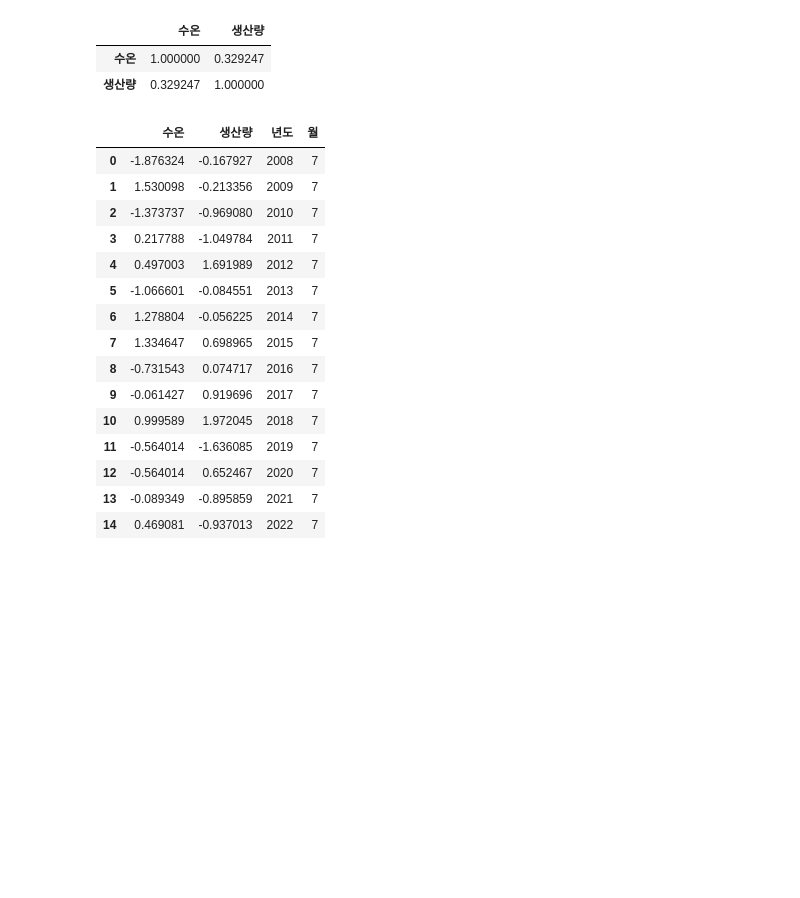
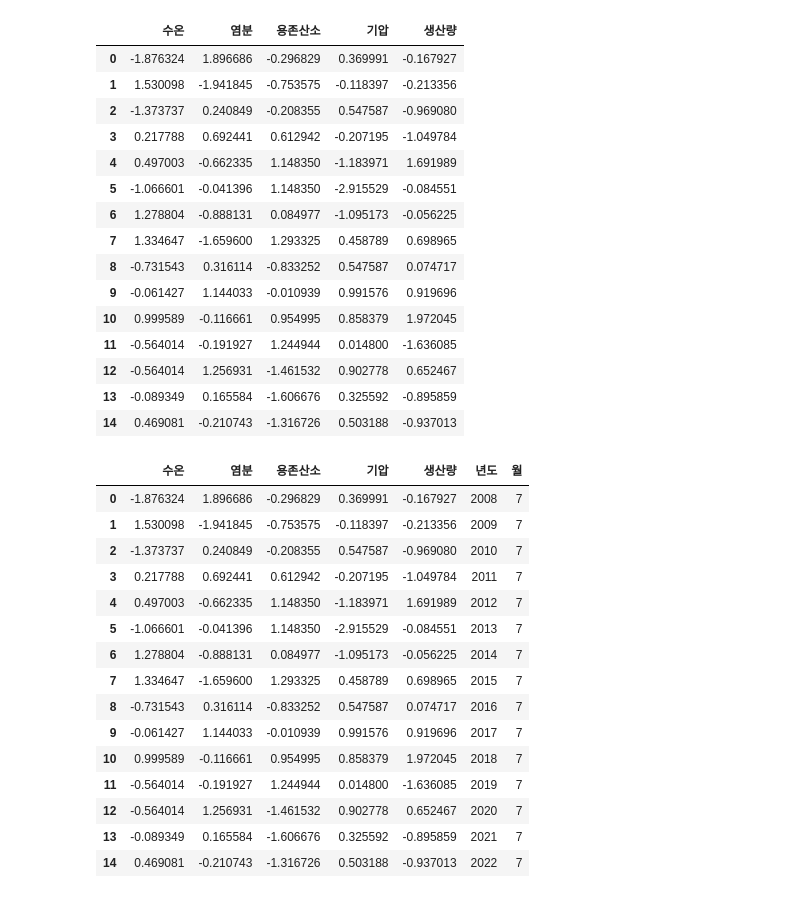
Before and after one commit to dlwogus552/big_data_project, a Jupyter notebook: python/207수온_상관분석.ipynb, the cells around one changed output. Saved outputs shown, nothing was run; the diff lists cells and outputs as text; code cells hidden in the pictures; blank space fills up the shorter version.

```diff
--- a/python/207수온_상관분석.ipynb
+++ b/python/207수온_상관분석.ipynb
@@ -46,30 +49,43 @@ scaler_x.fit_transform(month_temperature_jung.iloc[:,2:])
 test=scaler_x.transform(month_temperature_jung.iloc[:,2:])
 standard_data_jung=pd.DataFrame(test)
 # %%
-standard_data_jung.rename(columns={0:'수온',1:'생산량'}, inplace=True)
-standard_data_jung.iloc[:,:2].corr()
+standard_data_jung.rename(columns={0:'수온',1:'염분',2:'용존산소',3:'기압',4:'생산량'}, inplace=True)
+standard_data_jung
 # %% [output]
-|  | 수온 | 생산량 |
-| 수온 | 1.000000 | 0.329247 |
-| 생산량 | 0.329247 | 1.000000 |
+|  | 수온 | 염분 | 용존산소 | 기압 | 생산량 |
+| 0 | -1.876324 | 1.896686 | -0.296829 | 0.369991 | -0.167927 |
+| 1 | 1.530098 | -1.941845 | -0.753575 | -0.118397 | -0.213356 |
+| 2 | -1.373737 | 0.240849 | -0.208355 | 0.547587 | -0.969080 |
+| 3 | 0.217788 | 0.692441 | 0.612942 | -0.207195 | -1.049784 |
+| 4 | 0.497003 | -0.662335 | 1.148350 | -1.183971 | 1.691989 |
+| 5 | -1.066601 | -0.041396 | 1.148350 | -2.915529 | -0.084551 |
+| 6 | 1.278804 | -0.888131 | 0.084977 | -1.095173 | -0.056225 |
+| 7 | 1.334647 | -1.659600 | 1.293325 | 0.458789 | 0.698965 |
+| 8 | -0.731543 | 0.316114 | -0.833252 | 0.547587 | 0.074717 |
+| 9 | -0.061427 | 1.144033 | -0.010939 | 0.991576 | 0.919696 |
+| 10 | 0.999589 | -0.116661 | 0.954995 | 0.858379 | 1.972045 |
+| 11 | -0.564014 | -0.191927 | 1.244944 | 0.014800 | -1.636085 |
+| 12 | -0.564014 | 1.256931 | -1.461532 | 0.902778 | 0.652467 |
+| 13 | -0.089349 | 0.165584 | -1.606676 | 0.325592 | -0.895859 |
+| 14 | 0.469081 | -0.210743 | -1.316726 | 0.503188 | -0.937013 |
 # %%
 standard_data_jung['년도']=month_temperature_jung['년도']
 standard_data_jung['월']=month_temperature_jung['월']
 standard_data_jung
 # %% [output]
-|  | 수온 | 생산량 | 년도 | 월 |
-| 0 | -1.876324 | -0.167927 | 2008 | 7 |
-| 1 | 1.530098 | -0.213356 | 2009 | 7 |
-| 2 | -1.373737 | -0.969080 | 2010 | 7 |
-| 3 | 0.217788 | -1.049784 | 2011 | 7 |
-| 4 | 0.497003 | 1.691989 | 2012 | 7 |
-| 5 | -1.066601 | -0.084551 | 2013 | 7 |
-| 6 | 1.278804 | -0.056225 | 2014 | 7 |
-| 7 | 1.334647 | 0.698965 | 2015 | 7 |
-| 8 | -0.731543 | 0.074717 | 2016 | 7 |
-| 9 | -0.061427 | 0.919696 | 2017 | 7 |
-| 10 | 0.999589 | 1.972045 | 2018 | 7 |
-| 11 | -0.564014 | -1.636085 | 2019 | 7 |
-| 12 | -0.564014 | 0.652467 | 2020 | 7 |
-| 13 | -0.089349 | -0.895859 | 2021 | 7 |
-| 14 | 0.469081 | -0.937013 | 2022 | 7 |
+|  | 수온 | 염분 | 용존산소 | 기압 | 생산량 | 년도 | 월 |
+| 0 | -1.876324 | 1.896686 | -0.296829 | 0.369991 | -0.167927 | 2008 | 7 |
+| 1 | 1.530098 | -1.941845 | -0.753575 | -0.118397 | -0.213356 | 2009 | 7 |
+| 2 | -1.373737 | 0.240849 | -0.208355 | 0.547587 | -0.969080 | 2010 | 7 |
+| 3 | 0.217788 | 0.692441 | 0.612942 | -0.207195 | -1.049784 | 2011 | 7 |
+| 4 | 0.497003 | -0.662335 | 1.148350 | -1.183971 | 1.691989 | 2012 | 7 |
+| 5 | -1.066601 | -0.041396 | 1.148350 | -2.915529 | -0.084551 | 2013 | 7 |
+| 6 | 1.278804 | -0.888131 | 0.084977 | -1.095173 | -0.056225 | 2014 | 7 |
+| 7 | 1.334647 | -1.659600 | 1.293325 | 0.458789 | 0.698965 | 2015 | 7 |
+| 8 | -0.731543 | 0.316114 | -0.833252 | 0.547587 | 0.074717 | 2016 | 7 |
+| 9 | -0.061427 | 1.144033 | -0.010939 | 0.991576 | 0.919696 | 2017 | 7 |
+| 10 | 0.999589 | -0.116661 | 0.954995 | 0.858379 | 1.972045 | 2018 | 7 |
+| 11 | -0.564014 | -0.191927 | 1.244944 | 0.014800 | -1.636085 | 2019 | 7 |
+| 12 | -0.564014 | 1.256931 | -1.461532 | 0.902778 | 0.652467 | 2020 | 7 |
+| 13 | -0.089349 | 0.165584 | -1.606676 | 0.325592 | -0.895859 | 2021 | 7 |
+| 14 | 0.469081 | -0.210743 | -1.316726 | 0.503188 | -0.937013 | 2022 | 7 |
```
Also changed, not shown: parts of 4 cells of this notebook, 6 other files.
